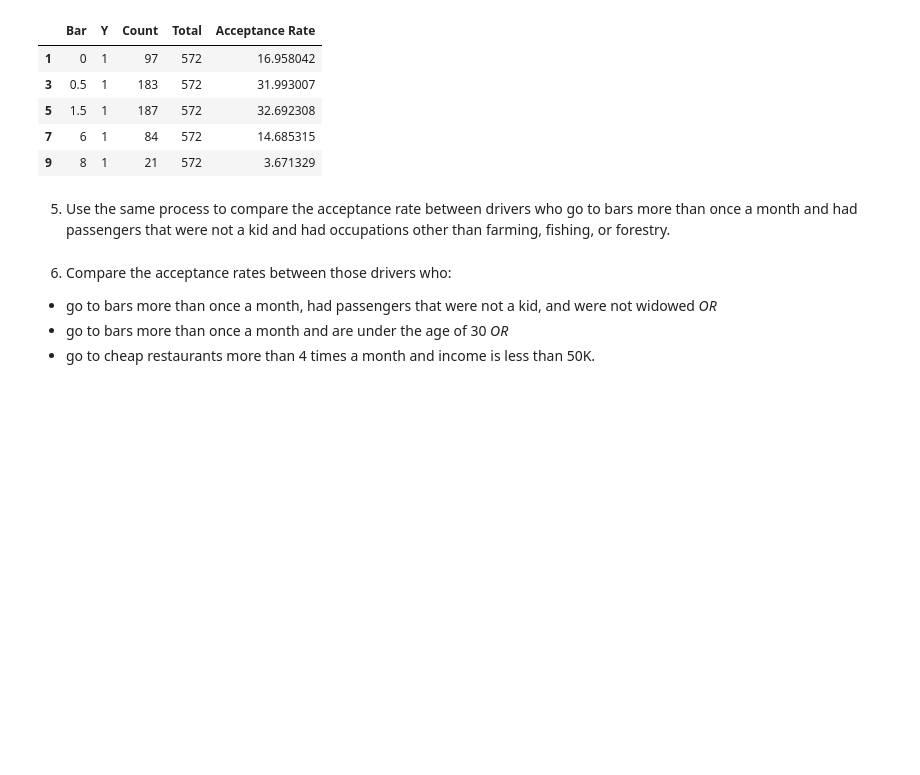
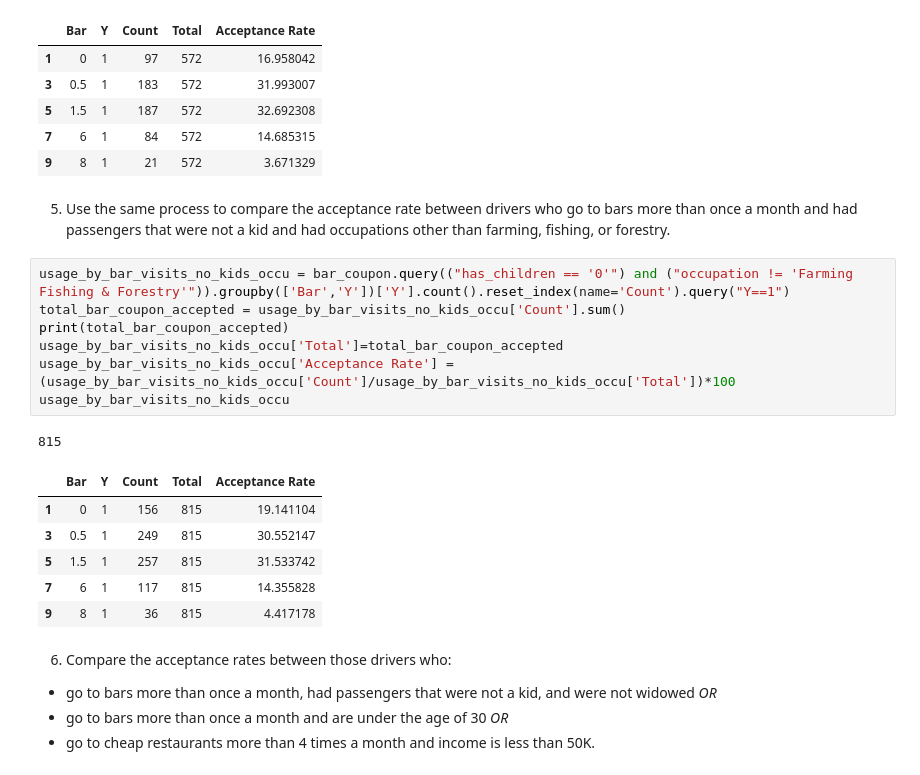
Before and after one commit to hetalpatel20/aiml, a Jupyter notebook: assignment_5_1_starter/prompt.ipynb, the cells around one changed output. Saved outputs shown, nothing was run; the diff lists cells and outputs as text; blank space fills up the shorter version.

```diff
--- a/assignment_5_1_starter/prompt.ipynb
+++ b/assignment_5_1_starter/prompt.ipynb
@@ -260,6 +260,21 @@ usage_by_bar_visits_25
 | 9 | 8 | 1 | 21 | 572 | 3.671329 |
 # %% [markdown]
 5. Use the same process to compare the acceptance rate between drivers who go to bars more than once a month and had passengers that were not a kid and had occupations other than farming, fishing, or forestry.
+# %%
+usage_by_bar_visits_no_kids_occu = bar_coupon.query(("has_children == '0'") and ("occupation != 'Farming Fishing & Forestry'")).groupby(['Bar','Y'])['Y'].count().reset_index(name='Count').query("Y==1")
+total_bar_coupon_accepted = usage_by_bar_visits_no_kids_occu['Count'].sum()
+print(total_bar_coupon_accepted)
+usage_by_bar_visits_no_kids_occu['Total']=total_bar_coupon_accepted
+usage_by_bar_visits_no_kids_occu['Acceptance Rate'] = (usage_by_bar_visits_no_kids_occu['Count']/usage_by_bar_visits_no_kids_occu['Total'])*100
+usage_by_bar_visits_no_kids_occu
+# %% [output]
+815
+|  | Bar | Y | Count | Total | Acceptance Rate |
+| 1 | 0 | 1 | 156 | 815 | 19.141104 |
+| 3 | 0.5 | 1 | 249 | 815 | 30.552147 |
+| 5 | 1.5 | 1 | 257 | 815 | 31.533742 |
+| 7 | 6 | 1 | 117 | 815 | 14.355828 |
+| 9 | 8 | 1 | 36 | 815 | 4.417178 |
 # %% [markdown]
 6. Compare the acceptance rates between those drivers who:
 
```
Also changed, not shown: parts of 3 cells of this notebook.
